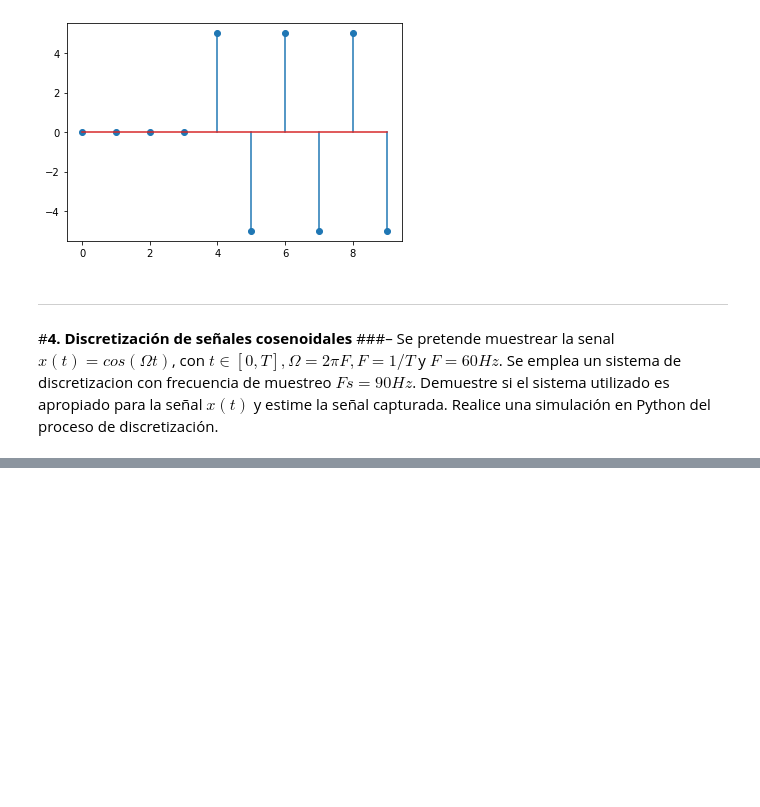
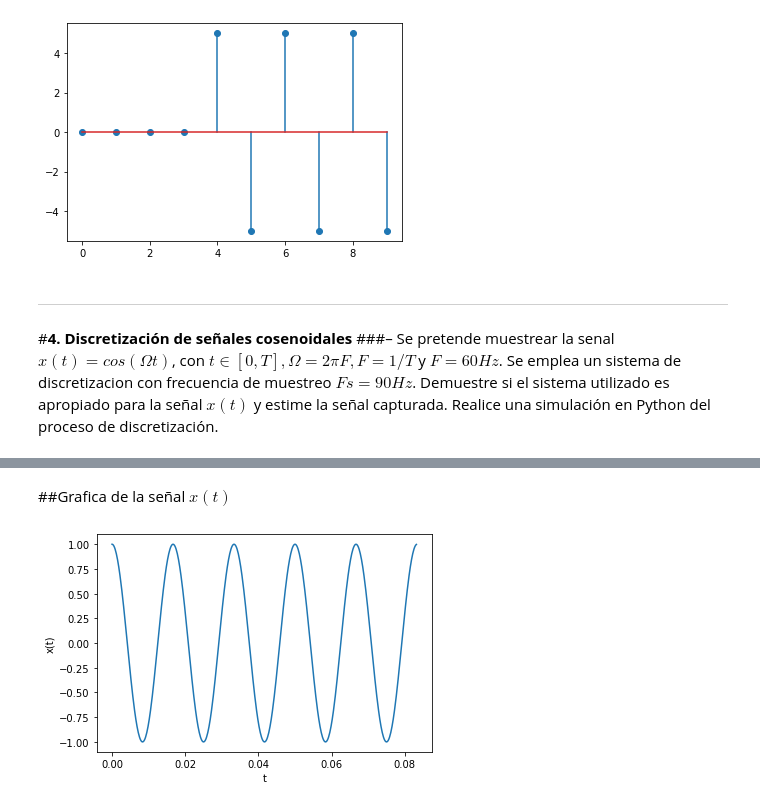
Before and after one commit to aguaranguay/se-ales, a Jupyter notebook: Taller1.ipynb, the cells around one changed output, grey strips where cells are left out. Saved outputs shown, nothing was run; the diff lists cells and outputs as text; code cells hidden in the pictures; blank space fills up the shorter version.

```diff
--- a/Taller1.ipynb
+++ b/Taller1.ipynb
@@ -624,0 +653,24 @@ plt.stem(n,f)
+# %% [markdown]
+##Grafica de la señal $x(t)$
+# %%
+
+import numpy as np
+import matplotlib.pyplot as plt
+
+F = 60
+w=2*np.pi*F
+
+Fs = 100*F
+T = 1/F
+Ts = 1/Fs
+
+t = np.arange(0,5*T,Ts)
+
+x = np.cos(w*t)
+
+plt.plot(t,x)
+plt.xlabel('t')
+plt.ylabel('x(t)')
+plt.show()
+# %% [output]
+[figure, added]
```
Also changed, not shown: parts of 3 cells of this notebook.
